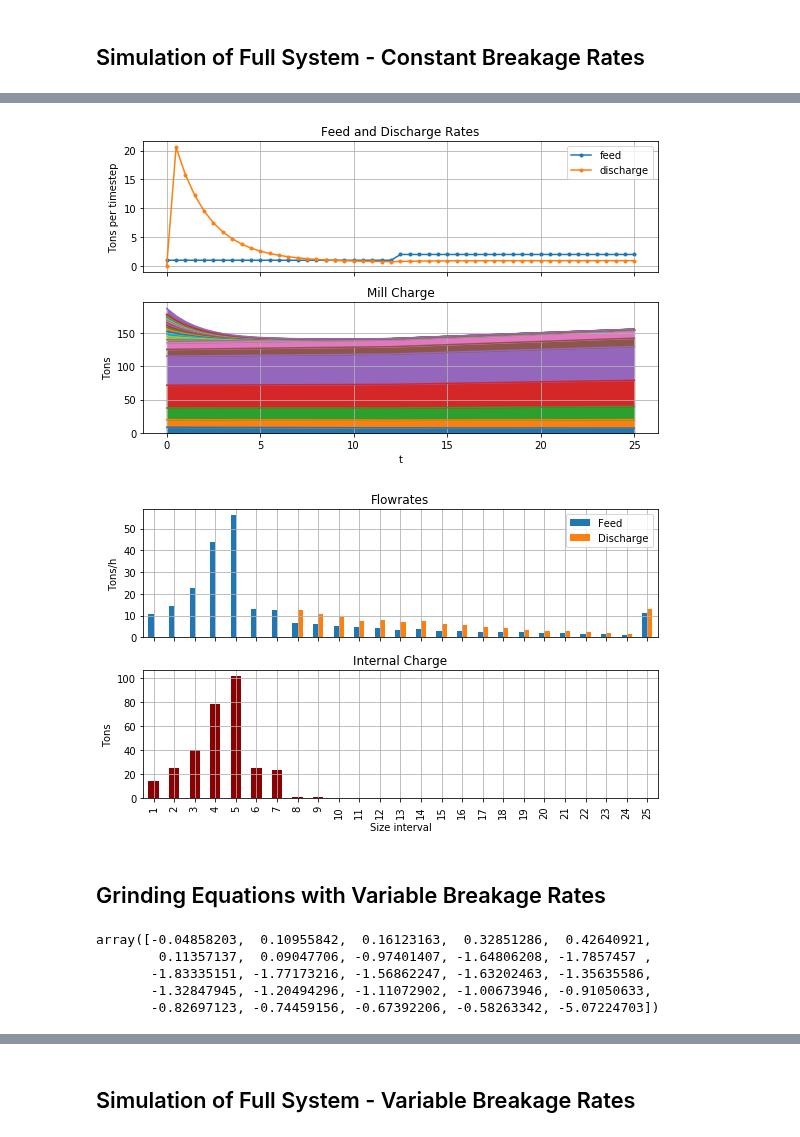
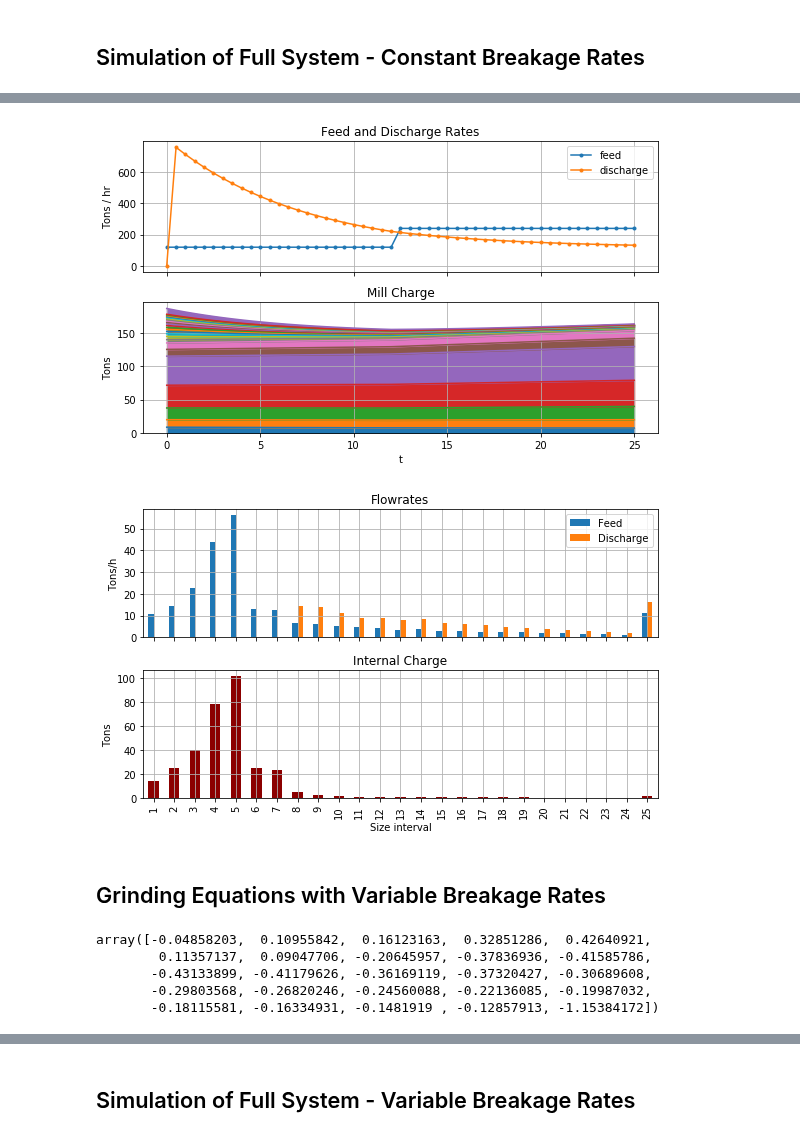
Before and after one commit to billtubbs/mech-575, a Jupyter notebook: code/python/project-grinding-dynamic-simulation-model.ipynb, the cells around one changed output, grey strips where cells are left out. Saved outputs shown, nothing was run; the diff lists cells and outputs as text; code cells hidden in the pictures.

```diff
--- a/code/python/project-grinding-dynamic-simulation-model.ipynb
+++ b/code/python/project-grinding-dynamic-simulation-model.ipynb
@@ -14,8 +14,8 @@ from scipy.integrate import solve_ivp
 
 %matplotlib inline
 # %%
-plot_dir = 'plots'
-data_dir = 'data'
+plot_dir = '../../plots'
+data_dir = '../../data'
 # %% [markdown]
 ## Grinding Model Differential Equations
 # %%
@@ -747,12 +751,13 @@ def calculate_feed_size_distribution(mesh, passing_pct):
     passing_pct = np.array(passing_pct)
     feed_size_distribution = passing_pct[:-1]
     retained_pct = mill_calcs.calculate_retained_pct(passing_pct)
-    fresh_feed = pd.Series(retained_pct * 0.01, index=mesh.index[:-1],
+    feed_size = pd.Series(retained_pct * 0.01, index=mesh.index[:-1],
                            name='Fresh Feed, °/1')
-    return fresh_feed
+    return feed_size
 
-fresh_feed = calculate_feed_size_distribution(mesh, passing_pct)
-fresh_feed
+feed_size = calculate_feed_size_distribution(mesh, passing_pct)
+assert np.isclose(feed_size.sum(), 1)
+feed_size
 # %% [output]
 Size Interval
 1     0.045200
@@ -804,13 +809,16 @@ nt = 50
 timestep_size = 0.5  # mins
 
 # Feedrate
-feed_rates = np.repeat(fresh_feed.values.reshape(1,-1), nt+1, axis=0)
+feed_rates = np.repeat(feed_size.values.reshape(1,-1), nt+1, axis=0)
 
 # Increase feedrate after 30 timesteps
 feed_rates[25:] = 2 * feed_rates[25:]
 
 # Discharge rate function
-d_max = 1.0  # TODO: Is this already built into class efficienct?
+# From Morrell, 2004:
+# Max discharge rate is 30 1/hr for a 7 m diameter mill
+# d_max = 30/60*timestep_size = 0.25
+d_max = 30/60*timestep_size  # Max discharge rate
 c = 1 - class_efficiency  # Grate classification function
 d = d_max * c
 
@@ -856,30 +864,29 @@ charge_weights.round(2).head()
 # %%
 fig, axes = plt.subplots(2, 1, figsize=(8,5), sharex=True)
 
-style = '-' if charge_weights.shape[0] > 51 else '.-'
+style = '-' if feed_rates.shape[0] > 51 else '.-'
 
 ax = axes[0]
-ax.plot(t, feed_rates.sum(axis=1), style, label='feed')
-ax.plot(t, discharge_rates.sum(axis=1), style, label='discharge')
+ax.plot(t, feed_rates.sum(axis=1)*60 / timestep_size, style, label='feed')
+ax.plot(t, discharge_rates.sum(axis=1)*60 / timestep_size, style, label='discharge')
 ax.set_title('Feed and Discharge Rates')
-ax.set_xlabel('t (mins)')
-ax.set_ylabel('Tons per timestep')
+ax.set_ylabel('Tons / hr')
 ax.grid()
 ax.legend()
 
 ax = axes[1]
 charge_weights.plot.area(ax=ax, stacked=True, legend=False)
 ax.set_title('Mill Charge')
 ax.set_ylabel('Tons')
 ax.grid()
 #ax.legend()
 
 plt.tight_layout()
 filename = "demo_time_series.pdf"
 plt.savefig(os.path.join(plot_dir, filename))
 plt.show()
 # %% [output]
-[figure, old version]
+[figure, new version]
 # %%
 fig, axes = plt.subplots(2, 1, sharex=True, figsize=(8,5))
 
@@ -908,7 +915,7 @@ filename = "demo_size_dist_plots.pdf"
 plt.savefig(os.path.join(plot_dir, filename))
 plt.show()
 # %% [output]
-[figure, old version]
+[figure, new version]
 # %% [markdown]
 ## Grinding Equations with Variable Breakage Rates
 # %%
@@ -939,7 +946,7 @@ def f_dxdt_vr(t, x, feed, speed_pct, b_matrix, d, mid_sizes_mm):
 # Test derivative calculations
 speed_pct = 75
 # Discharge rate function
-d_max = 1  # Transport to grate TODO: Not sure what value to make this
+d_max = 30/60*timestep_size  # Max discharge rate
 c = 1 - class_efficiency  # Grate classification function
 d = d_max * c
 
@@ -948,10 +955,10 @@ dxdt = f_dxdt_vr(t, x0, feed, speed_pct, b_matrix, d, mid_sizes_mm)
 dxdt
 # %% [output]
 array([-0.04858203,  0.10955842,  0.16123163,  0.32851286,  0.42640921,
-        0.11357137,  0.09047706, -0.97401407, -1.64806208, -1.7857457 ,
-       -1.83335151, -1.77173216, -1.56862247, -1.63202463, -1.35635586,
-       -1.32847945, -1.20494296, -1.11072902, -1.00673946, -0.91050633,
-       -0.82697123, -0.74459156, -0.67392206, -0.58263342, -5.07224703])
+        0.11357137,  0.09047706, -0.20645957, -0.37836936, -0.41585786,
+       -0.43133899, -0.41179626, -0.36169119, -0.37320427, -0.30689608,
+       -0.29803568, -0.26820246, -0.24560088, -0.22136085, -0.19987032,
+       -0.18115581, -0.16334931, -0.1481919 , -0.12857913, -1.15384172])
 # %%
 # Test solver
 t = 0
```
Also changed, not shown: parts of 43 cells of this notebook.
